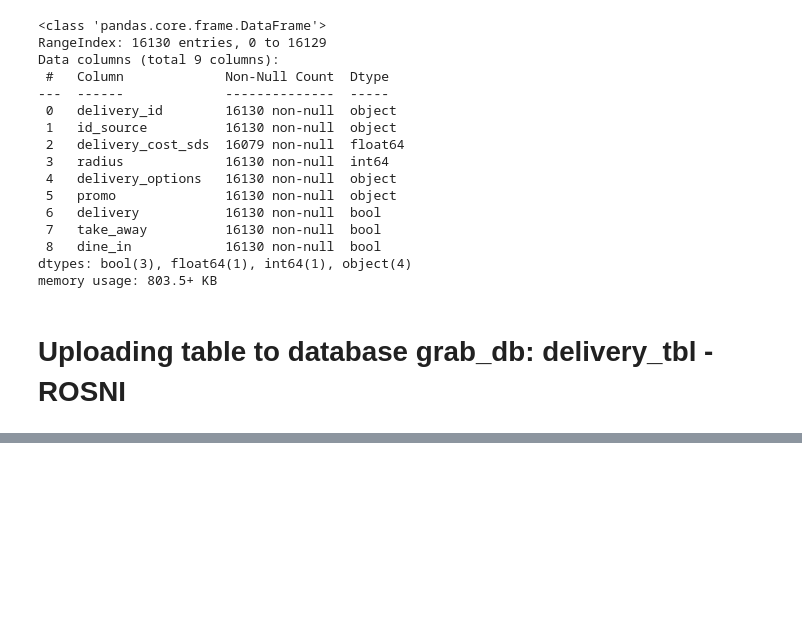
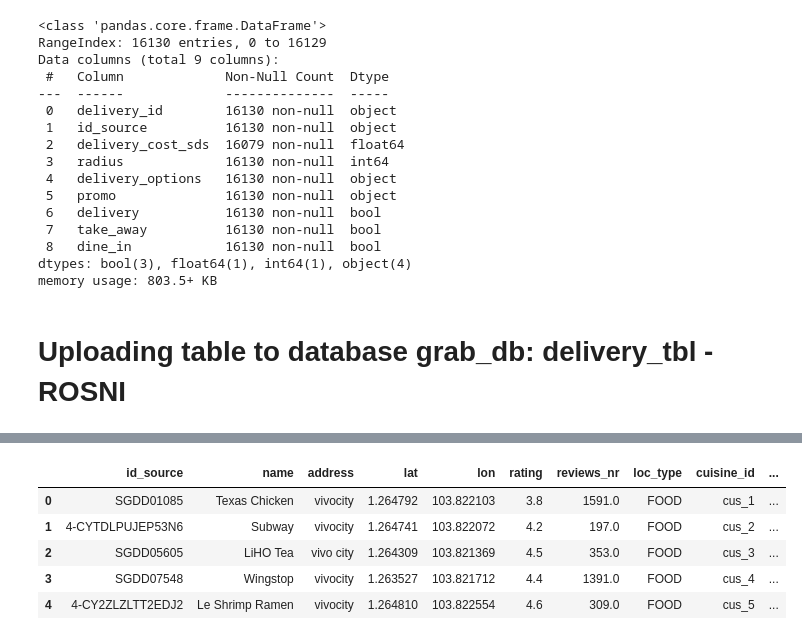
Before and after one commit to leehegithub/grab_restuarant_analysis, a Jupyter notebook: reading_csv.ipynb, the cells around one changed output, grey strips where cells are left out. Cells and saved outputs as stored; diff of their text form; code cells hidden in the pictures; blank space fills up the shorter version.

```diff
--- a/reading_csv.ipynb
+++ b/reading_csv.ipynb
@@ -1826,0 +2003,22 @@ commands = ('''Create TABLE IF NOT EXISTS establishment_tbl(id_source VARCHAR PR
+# %%
+# establishment_df2=establishment_df.copy()
+
+#establishment_df2.info()
+
+#merging 1 column cuisine_df['cuisine_id'] based on id _source
+establishment_df=pd.merge(establishment_df,cuisine_df[['id_source','cuisine_id']],on='id_source')
+
+#merging 1 column  openinghour_df['openinghour_id'] based on id _source
+establishment_df=pd.merge(establishment_df,openinghour_df[['id_source','openinghour_id']],on='id_source')
+
+#merging 1 column  delivery_df['delivery_id'] based on id _source
+establishment_df=pd.merge(establishment_df,delivery_df[['id_source','delivery_id']],on='id_source')
+
+establishment_df.head()
+# %% [output]
+|  | id_source | name | address | lat | lon | rating | reviews_nr | loc_type | cuisine_id | ... |
+| 0 | SGDD01085 | Texas Chicken | vivocity | 1.264792 | 103.822103 | 3.8 | 1591.0 | FOOD | cus_1 | ... |
+| 1 | 4-CYTDLPUJEP53N6 | Subway | vivocity | 1.264741 | 103.822072 | 4.2 | 197.0 | FOOD | cus_2 | ... |
+| 2 | SGDD05605 | LiHO Tea | vivo city | 1.264309 | 103.821369 | 4.5 | 353.0 | FOOD | cus_3 | ... |
+| 3 | SGDD07548 | Wingstop | vivocity | 1.263527 | 103.821712 | 4.4 | 1391.0 | FOOD | cus_4 | ... |
+| 4 | 4-CY2ZLZLTT2EDJ2 | Le Shrimp Ramen | vivocity | 1.264810 | 103.822554 | 4.6 | 309.0 | FOOD | cus_5 | ... |
```
Also changed, not shown: parts of 23 cells of this notebook.
